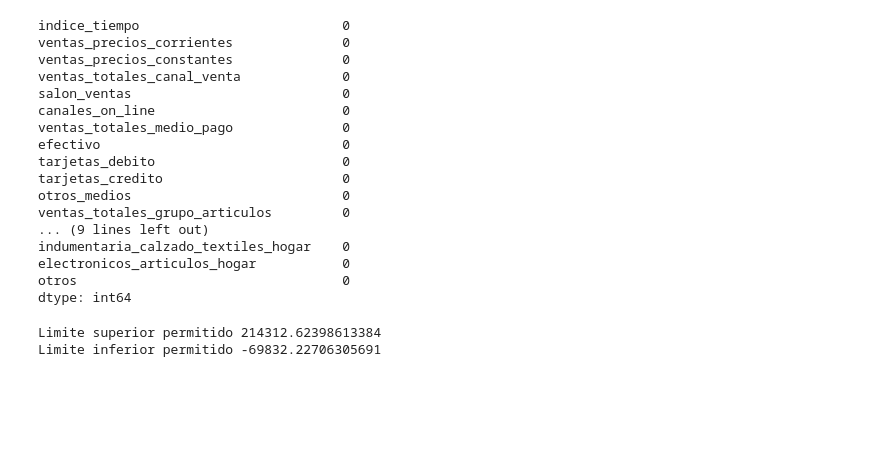
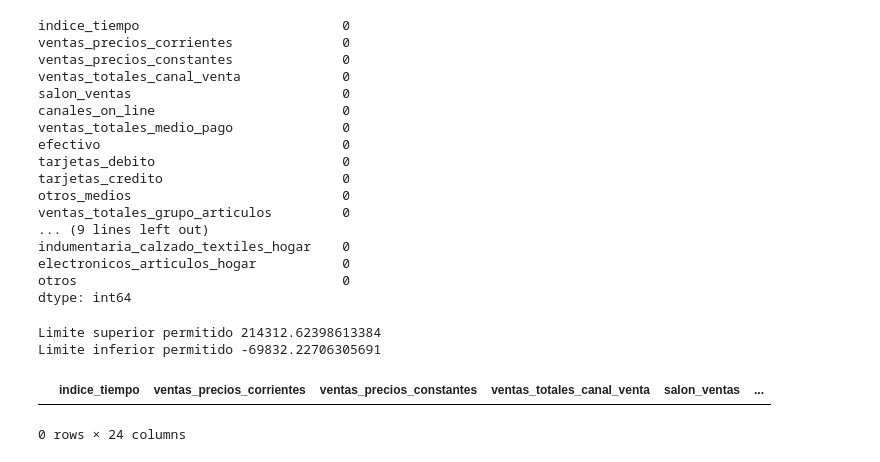
Before and after one commit to elenamnivonh/Actividad3, a Jupyter notebook: Act_Outliers.ipynb, the cells around one changed output. Saved outputs shown, nothing was run; the diff lists cells and outputs as text; code cells hidden in the pictures; blank space fills up the shorter version.

Commit message:
Outliers de x1

```diff
--- a/Act_Outliers.ipynb
+++ b/Act_Outliers.ipynb
@@ -591,3 +591,10 @@ print("Limite inferior permitido", LI1)
 # %% [output]
 Limite superior permitido 214312.62398613384
 Limite inferior permitido -69832.22706305691
+# %%
+#Outliers de x1
+outliersx1= data3[(x1>LS1)|(x1<LI1)]
+outliersx1
+# %% [output]
+|  | indice_tiempo | ventas_precios_corrientes | ventas_precios_constantes | ventas_totales_canal_venta | salon_ventas | ... |
+0 rows × 24 columns
```
